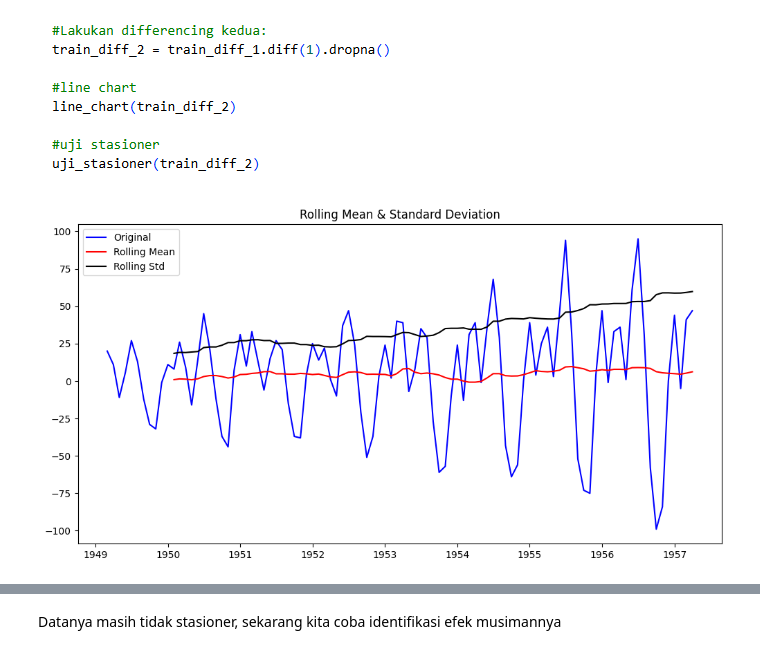
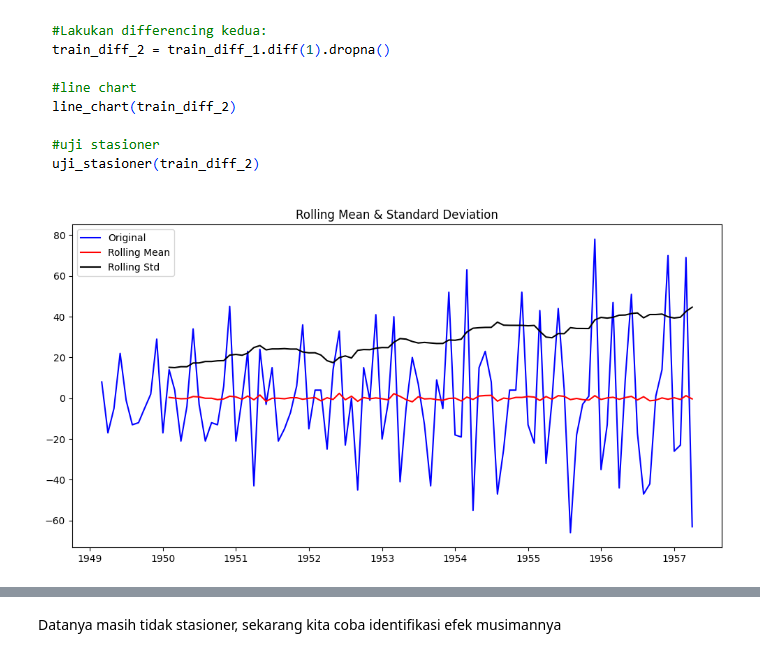
Before and after one commit to Rafhaeloktafandhi/Analisis-runtun-waktu, a Jupyter notebook: Praktikum_ARW_2_SARIMA_mahasiswa.ipynb, the cells around one changed output, grey strips where cells are left out. Drawn from its saved outputs; the diff is of its cells as text; code cells hidden in the pictures.

```diff
--- a/Praktikum_ARW_2_SARIMA_mahasiswa.ipynb
+++ b/Praktikum_ARW_2_SARIMA_mahasiswa.ipynb
@@ -113,13 +113,11 @@ Karena cukup sering digunakan, jadi kita buat fungsinya dulu
 # %%
 def line_chart(data, w = 12):
   #Menghitung rolling statistics
-  rolmean = ...
-  rolstd = ...
-
-  #Plot rolling statistics:
-  orig = ...
-  mean = ...
-  std = ...
+  rolmean = data.rolling(window=w).mean()
+  rolstd = data.rolling(window=w).std()  #Plot rolling statistics:
+  orig = plt.plot(data, color='blue',label='Original')
+  mean = plt.plot(rolmean, color='red', label='Rolling Mean')
+  std = plt.plot(rolstd, color='black', label = 'Rolling Std')
   plt.legend(loc='best')
   plt.title('Rolling Mean & Standard Deviation')
   plt.show()
@@ -127,11 +125,10 @@ def line_chart(data, w = 12):
 ![image.png](embedded-picture-1)
 # %%
 def uji_stasioner(data):
-  dftest = ...
-  dfoutput = ..., index=['Test Statistic','p-value',
-                                           '#Lags Used','Number of Observations Used'])
+  dftest = adfuller(data, autolag='AIC')
+  dfoutput = pd.Series(dftest[:4], index=['Test Statistic','p-value', '#Lags Used','Number of Observations Used'])
   for key,value in dftest[4].items():
-        ...
+    dfoutput['Critical Value (%s)'%key] = value
   print(dfoutput)
 # %% [markdown]
 ## Data Asli
@@ -184,12 +181,12 @@ Datanya masih tidak stasioner, sekarang kita coba lagi differencing sekali lagi
 ![image.png](embedded-picture-1)
 # %%
 #Lakukan differencing kedua:
-train_diff_2 = ...
+train_diff_2 = train_diff_1.diff(1).dropna()
 
 #line chart
-...
+line_chart(train_diff_2)
 
 #uji stasioner
-...
+uji_stasioner(train_diff_2)
 # %% [output]
-[figure, old version]
+[figure, new version]
```
Also changed, not shown: parts of 14 cells of this notebook.
